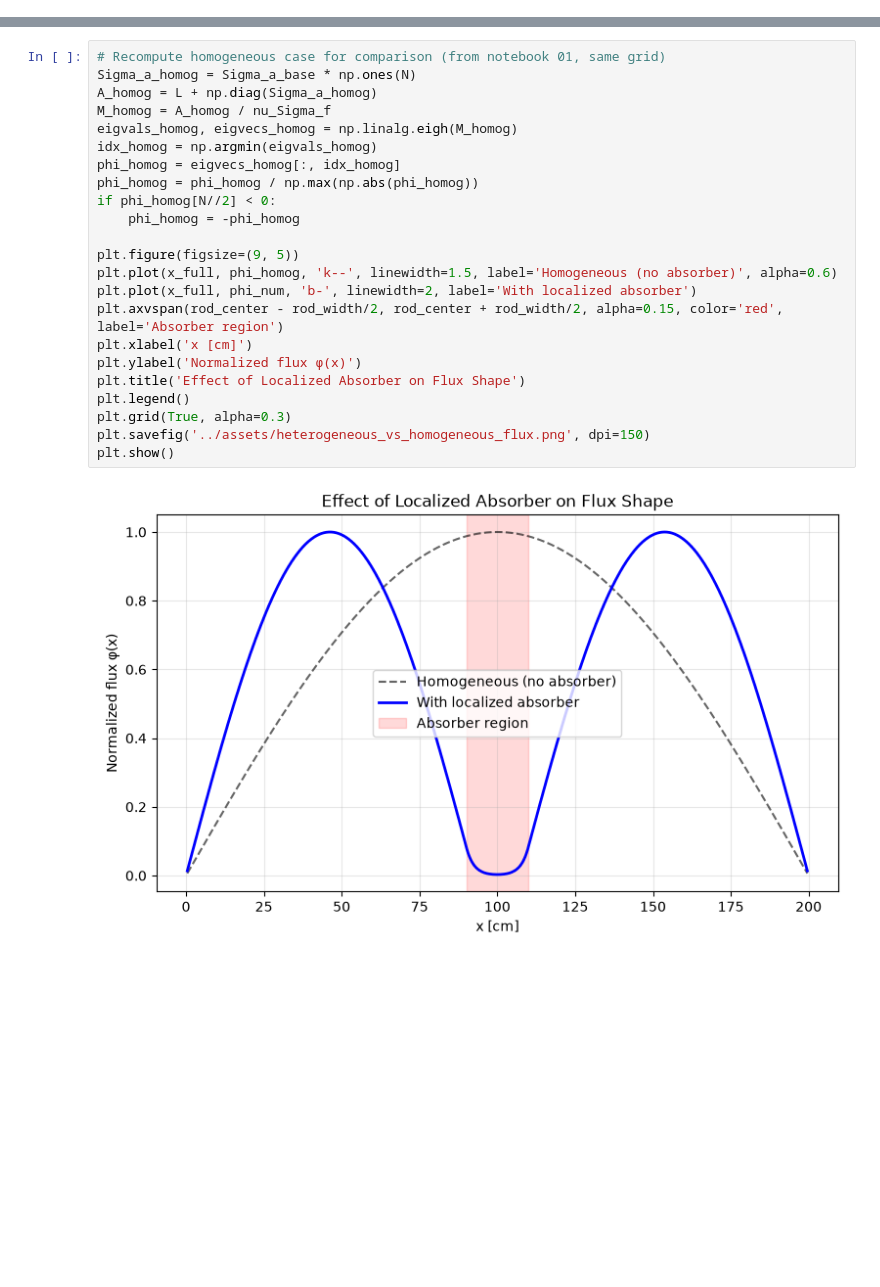
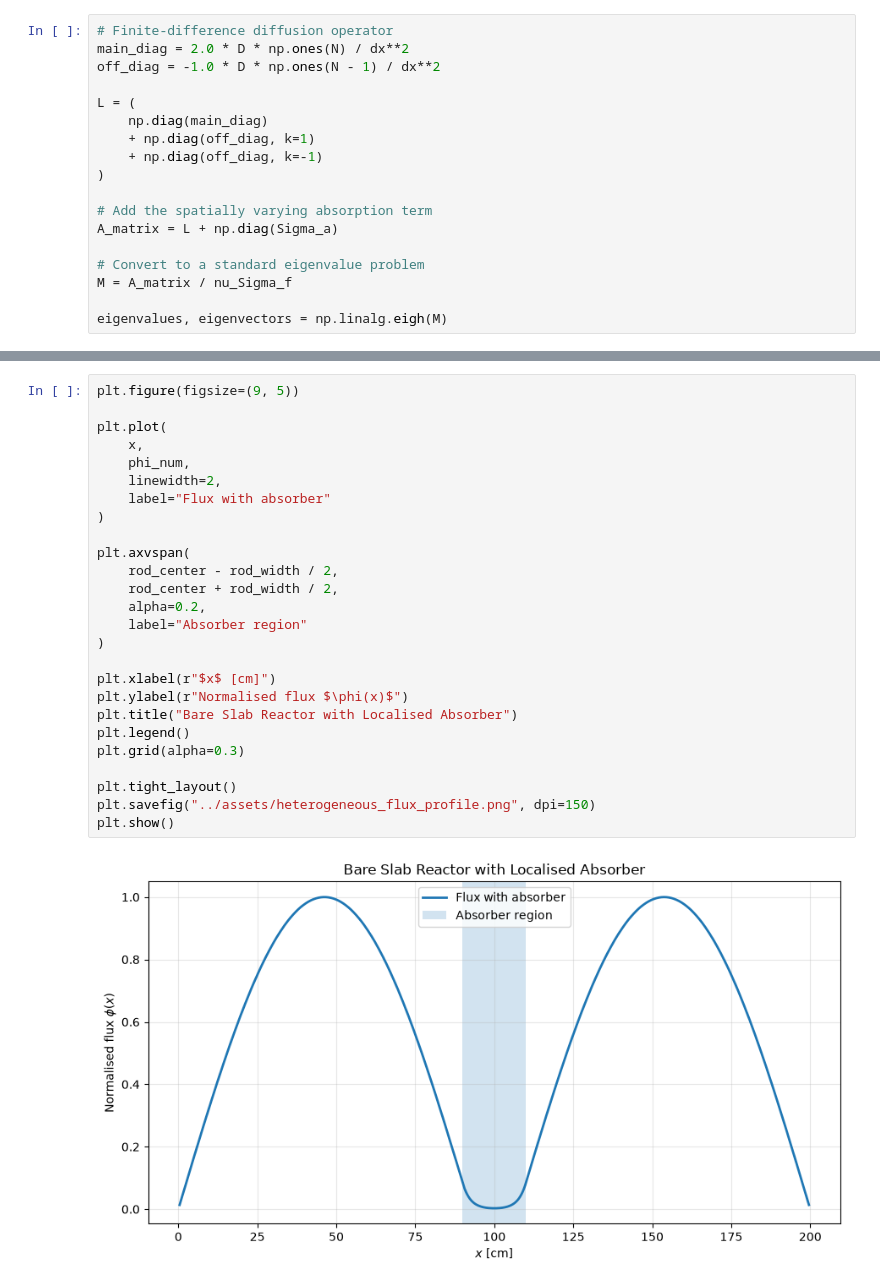
Before and after one commit to lauraocanaa/reactor-diffusion, a Jupyter notebook: notebooks/02_heterogeneous_absorber.ipynb, the cells around one changed output, grey strips where cells are left out. Cells and saved outputs as stored; diff of their text form; blank space fills up the shorter version.

Commit message:
Polish heterogeneous absorber notebook

```diff
--- a/notebooks/02_heterogeneous_absorber.ipynb
+++ b/notebooks/02_heterogeneous_absorber.ipynb
@@ -34,0 +135,18 @@ k_eff = 1.187665629716105
+# %%
+# Finite-difference diffusion operator
+main_diag = 2.0 * D * np.ones(N) / dx**2
+off_diag = -1.0 * D * np.ones(N - 1) / dx**2
+
+L = (
+    np.diag(main_diag)
+    + np.diag(off_diag, k=1)
+    + np.diag(off_diag, k=-1)
+)
+
+# Add the spatially varying absorption term
+A_matrix = L + np.diag(Sigma_a)
+
+# Convert to a standard eigenvalue problem
+M = A_matrix / nu_Sigma_f
+
+eigenvalues, eigenvectors = np.linalg.eigh(M)
@@ -55,25 +190,28 @@ plt.show()
 # %%
-# Recompute homogeneous case for comparison (from notebook 01, same grid)
-Sigma_a_homog = Sigma_a_base * np.ones(N)
-A_homog = L + np.diag(Sigma_a_homog)
-M_homog = A_homog / nu_Sigma_f
-eigvals_homog, eigvecs_homog = np.linalg.eigh(M_homog)
-idx_homog = np.argmin(eigvals_homog)
-phi_homog = eigvecs_homog[:, idx_homog]
-phi_homog = phi_homog / np.max(np.abs(phi_homog))
-if phi_homog[N//2] < 0:
-    phi_homog = -phi_homog
+plt.figure(figsize=(9, 5))
 
-plt.figure(figsize=(9, 5))
-plt.plot(x_full, phi_homog, 'k--', linewidth=1.5, label='Homogeneous (no absorber)', alpha=0.6)
-plt.plot(x_full, phi_num, 'b-', linewidth=2, label='With localized absorber')
-plt.axvspan(rod_center - rod_width/2, rod_center + rod_width/2, alpha=0.15, color='red', label='Absorber region')
-plt.xlabel('x [cm]')
-plt.ylabel('Normalized flux φ(x)')
-plt.title('Effect of Localized Absorber on Flux Shape')
+plt.plot(
+    x,
+    phi_num,
+    linewidth=2,
+    label="Flux with absorber"
+)
+
+plt.axvspan(
+    rod_center - rod_width / 2,
+    rod_center + rod_width / 2,
+    alpha=0.2,
+    label="Absorber region"
+)
+
+plt.xlabel(r"$x$ [cm]")
+plt.ylabel(r"Normalised flux $\phi(x)$")
+plt.title("Bare Slab Reactor with Localised Absorber")
 plt.legend()
-plt.grid(True, alpha=0.3)
-plt.savefig('../assets/heterogeneous_vs_homogeneous_flux.png', dpi=150)
+plt.grid(alpha=0.3)
+
+plt.tight_layout()
+plt.savefig("../assets/heterogeneous_flux_profile.png", dpi=150)
 plt.show()
 # %% [output]
-[figure, old version]
+[figure, new version]
```
Also changed, not shown: parts of 33 cells of this notebook, 2 other files.
